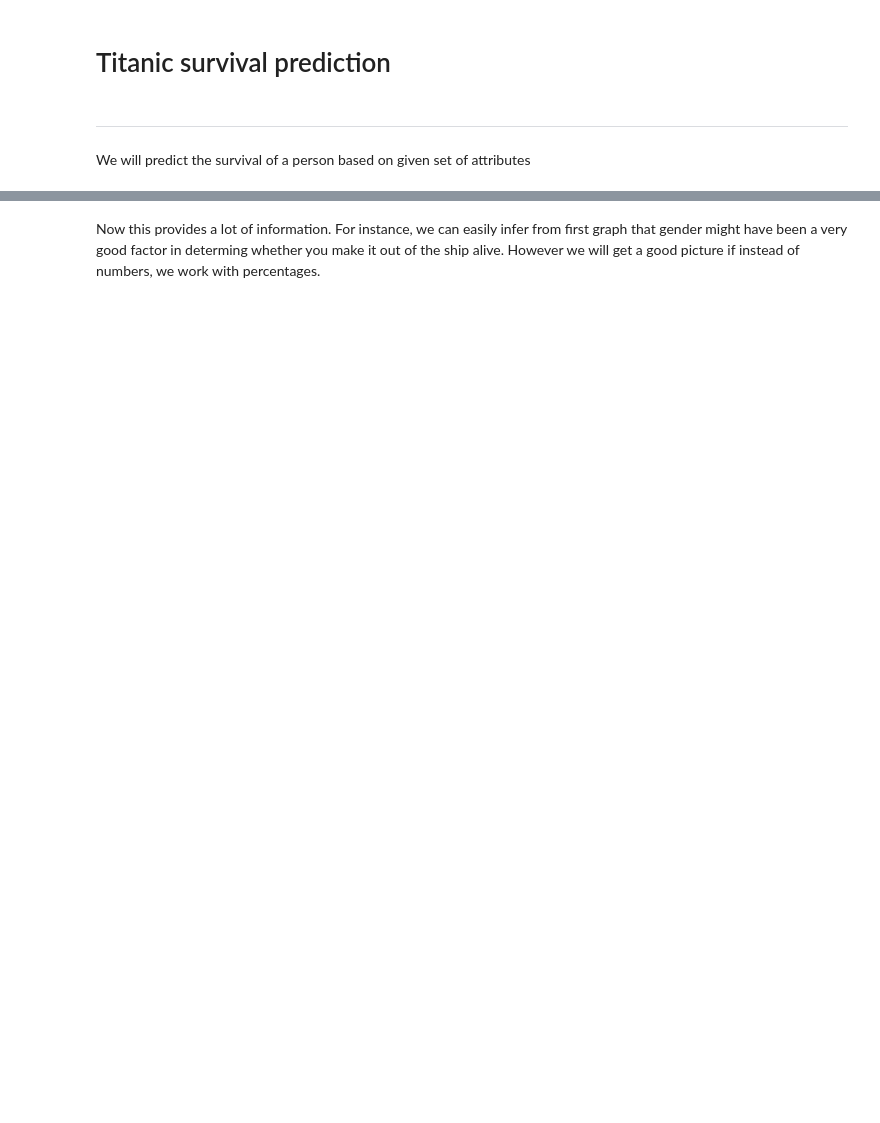
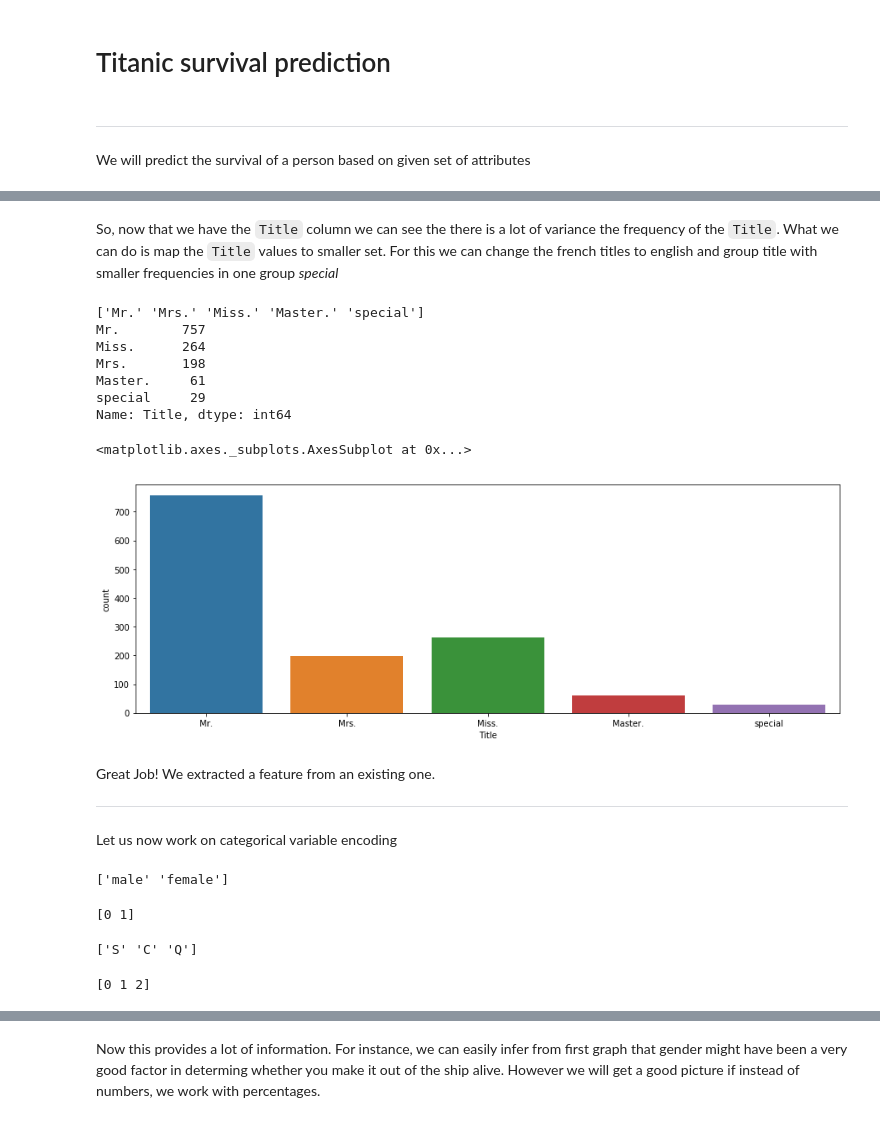
Before and after one commit to lokeshdasila/kagglePractice, a Jupyter notebook: titanic/survivalPrediction2_6July2019.ipynb, the cells around one changed output, grey strips where cells are left out. Saved outputs shown, nothing was run; the diff lists cells and outputs as text; code cells hidden in the pictures; blank space fills up the shorter version.

```diff
--- a/titanic/survivalPrediction2_6July2019.ipynb
+++ b/titanic/survivalPrediction2_6July2019.ipynb
@@ -92,0 +209,48 @@ Text(0.5, 1.0, 'Female survival')
+# %% [markdown]
+So, now that we have the <code>Title</code> column we can see the there is a lot of variance the frequency of the <code>Title</code>. What we can do is map the <code>Title</code> values to smaller set. For this we can change the french titles to english and group title with smaller frequencies in one group <i>special</i>
+# %%
+combined['Title'] = combined.Title.replace({' Mlle.':'Miss.',' Mme.':'Mrs.',' Ms.':'Miss.',' Mr.':'Mr.', \
+                                              ' Master.':'Master.', ' Miss.':'Miss.', ' Mrs.':'Mrs.'})
+combined['Title'] = combined.Title.replace([' Don.',' Rev.',' Dr.',' Major.',' Lady.',' Sir.',' Col.',' Capt.',\
+                                              ' Countess.',' Jonkheer.',' Dona.'],'special')
+print(combined.Title.unique())
+print(combined.Title.value_counts())
+
+plt.rcParams['figure.figsize']=(15,5)
+sns.countplot(x='Title',data=combined)
+# %% [output]
+['Mr.' 'Mrs.' 'Miss.' 'Master.' 'special']
+Mr.        757
+Miss.      264
+Mrs.       198
+Master.     61
+special     29
+Name: Title, dtype: int64
+<matplotlib.axes._subplots.AxesSubplot at 0x...>
+[figure, added]
+# %% [markdown]
+Great Job! We extracted a feature from an existing one.
+
+---
+
+Let us now work on categorical variable encoding
+# %%
+print(combined.Sex.unique())
+# %% [output]
+['male' 'female']
+# %%
+# numerical encoding for Sex
+combined['Sex'] = np.where(combined.Sex=='male',0,1)
+print(combined.Sex.unique())
+# %% [output]
+[0 1]
+# %%
+print(combined.Embarked.unique())
+# %% [output]
+['S' 'C' 'Q']
+# %%
+embarkedMap = {'S': 0, 'C': 1, 'Q': 2}
+combined['Embarked'] = combined.Embarked.map(embarkedMap)
+print(combined.Embarked.unique())
+# %% [output]
+[0 1 2]
```
Also changed, not shown: parts of 60 cells of this notebook.
